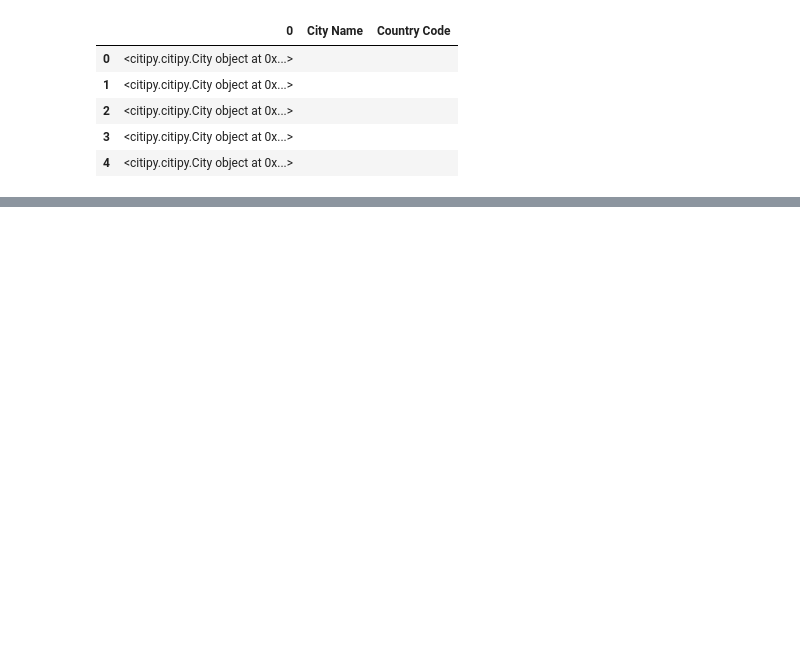
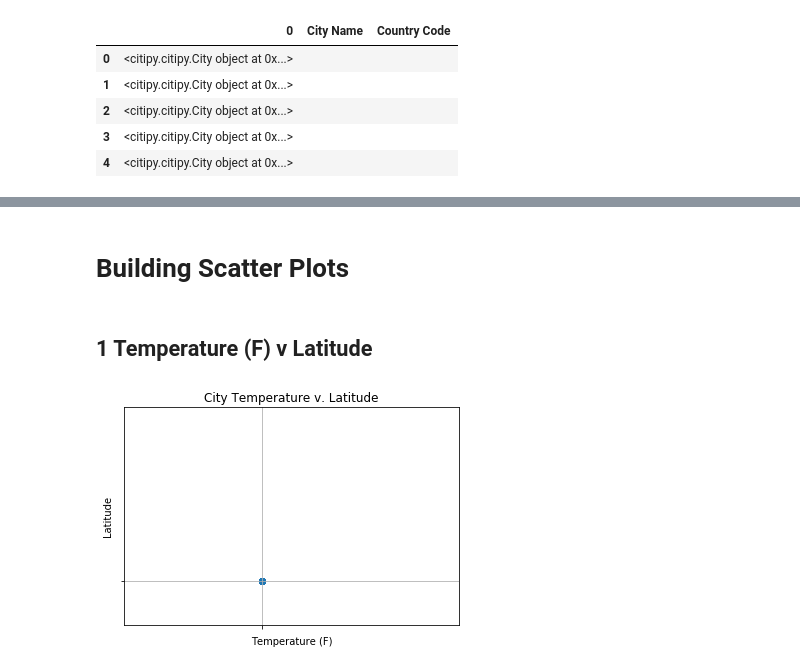
Before and after one commit to FutureGM/citiPy, a Jupyter notebook: WeatherPy.ipynb, the cells around one changed output, grey strips where cells are left out. Cells and saved outputs as stored; diff of their text form; code cells hidden in the pictures; blank space fills up the shorter version.

Commit message:
Update to WeatherPy, and 4 plots

```diff
--- a/WeatherPy.ipynb
+++ b/WeatherPy.ipynb
@@ -138,0 +165,9 @@ coord_df.head()
+# %%
+#Append cities_DF to include coord_df
+cities_DF["Latitude"] = ""
+cities_DF["Longitude"] = ""
+cities_DF["Temperature (F)"] = ""
+cities_DF["Humidity (%)"] = ""
+cities_DF["Cloudiness (%)"] = ""
+cities_DF["Wind Speed (MPH)"] = ""
+cities_DF.head()
@@ -203,7 +210,0 @@ pprint(current_weather)
-# %%
-#Data Retrieval
-print("Data Retrieval")
-print("--------------------------")
-
-for index, row in coord_df.iterrows():
-    print(index, row, row["City Name"], row["Country Code"])
@@ -231,0 +293,22 @@ KeyError: 'City Name'
+# %% [markdown]
+# Building Scatter Plots
+# %% [markdown]
+## 1 Temperature (F) v Latitude
+# %%
+#Build a scatter plot
+plt.scatter(cities_DF["Temperature (F)"],
+           cities_DF["Latitude"])
+#Label Heading
+plt.title("City Temperature v. Latitude")
+#Axes labels and limits
+plt.ylabel("Latitude")
+plt.ylim(-50, 200)
+plt.xlabel("Temperature (F)")
+plt.xlim(-70, 100)
+#Show axis grids
+plt.grid(True)
+#Save Plot
+plt.savefig("Temperature v. Latitude")
+plt.show()
+# %% [output]
+[figure, added]
```
Also changed, not shown: parts of 28 cells of this notebook, 4 other files.
